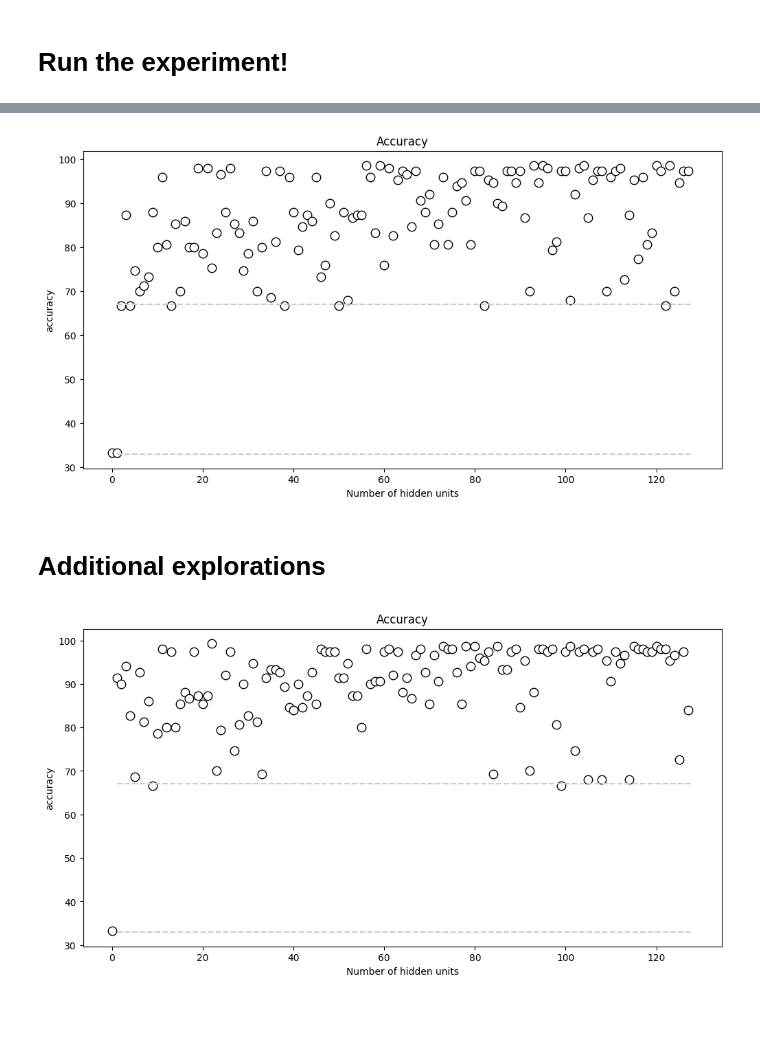
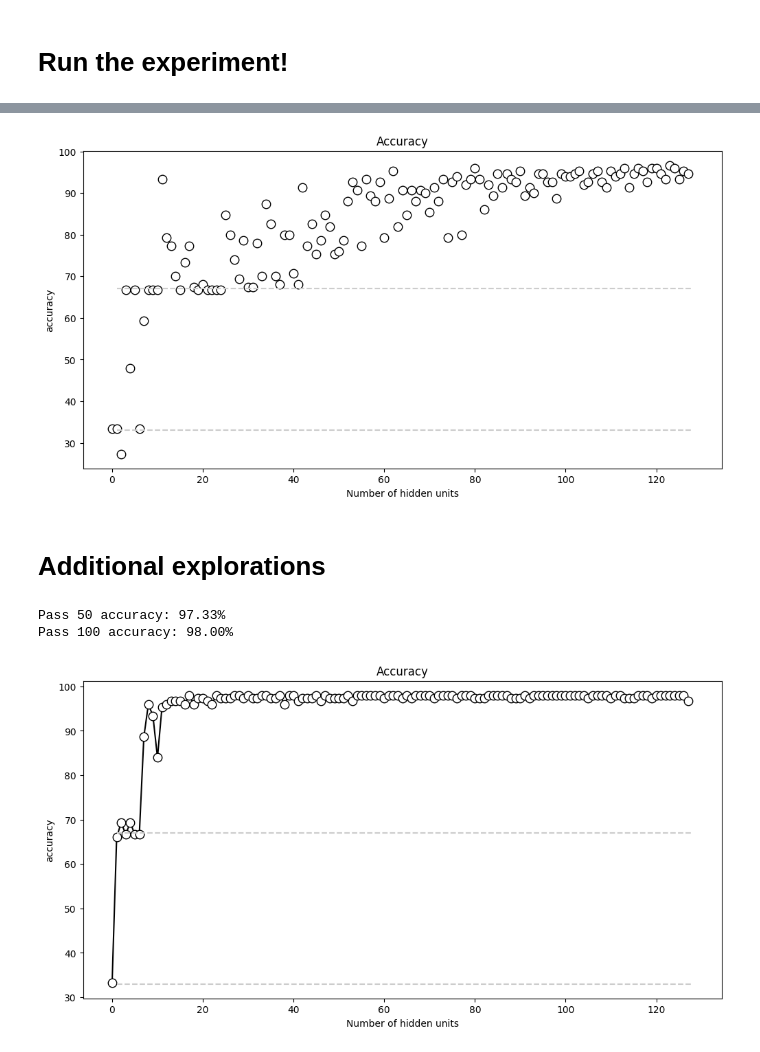
Before and after one commit to marzzelo/DeepUnderstandingOfDeepLearning, a Jupyter notebook: ANN/DUDL_ANN_nHiddenUnits.ipynb, the cells around one changed output, grey strips where cells are left out. Saved outputs shown, nothing was run; the diff lists cells and outputs as text; code cells hidden in the pictures; blank space fills up the shorter version.

```diff
--- a/ANN/DUDL_ANN_nHiddenUnits.ipynb
+++ b/ANN/DUDL_ANN_nHiddenUnits.ipynb
@@ -71,7 +71,7 @@ def createIrisModel(nHidden):
     lossfun = nn.CrossEntropyLoss()
 
     # optimizer
-    optimizer = torch.optim.SGD(ANNiris.parameters(),lr=.1)
+    optimizer = torch.optim.SGD(ANNiris.parameters(),lr=.01)
 
     return ANNiris,lossfun,optimizer
 # %%
@@ -102,7 +102,7 @@ def trainTheModel(ANNiris, lossfun, optimizer, numepochs=1000):
 # %% [markdown]
 # Run the experiment!
 # %%
-numepochs  = 1
+numepochs  = 150
 numhiddens = np.arange(1,129)
 accuracies = []
 
@@ -116,5 +116,5 @@ for nunits in numhiddens:
     accuracies.append( acc )
 
     # print pass and accuracy every numepochs/10
-    # if nunits % (numepochs/10) == 0:
-    # print(f'Pass {nunits} accuracy: {acc:.2f}%')
+    if nunits % (numepochs/10) == 0:
+        print(f'Pass {nunits} accuracy: {acc:.2f}%')
@@ -130,7 +139,7 @@ ax.set_xlabel('Number of hidden units')
 ax.set_title('Accuracy')
 plt.show()
 # %% [output]
-[figure, old version]
+[figure, new version]
 # %% [markdown]
 # Additional explorations
 # %%
@@ -146,7 +155,7 @@ plt.show()
 #    hidden units range from 1 to 128 in steps of 14. Plot the results on top of the results using steps of 1 (that is,
 #    show both results in the same graph). Does your interpretation change with fewer experiment runs?
 # %%
-numepochs  = 200
+numepochs  = 500
 numhiddens = np.arange(1,129)
 accuracies = []
 
@@ -160,18 +169,21 @@ for nunits in numhiddens:
     accuracies.append( acc )
 
     # print pass and accuracy every numepochs/10
-    # if nunits % (numepochs/10) == 0:
-    print(f'Pass {nunits} accuracy: {acc:.2f}%')
+    if nunits % (numepochs/10) == 0:
+        print(f'Pass {nunits} accuracy: {acc:.2f}%')
+# %% [output]
+Pass 50 accuracy: 97.33%
+Pass 100 accuracy: 98.00%
 # %%
 # report accuracy
 fig,ax = plt.subplots(1,figsize=(12,6))
 
-ax.plot(accuracies,'ko',markerfacecolor='w',markersize=9)
+ax.plot(accuracies,'ko-',markerfacecolor='w',markersize=9)
 ax.plot(numhiddens[[0,-1]],[33,33],'--',color=[.8,.8,.8])
 ax.plot(numhiddens[[0,-1]],[67,67],'--',color=[.8,.8,.8])
 ax.set_ylabel('accuracy')
 ax.set_xlabel('Number of hidden units')
 ax.set_title('Accuracy')
 plt.show()
 # %% [output]
-[figure, old version]
+[figure, new version]
```
Also changed, not shown: parts of 1 cell of this notebook, 1 other file.
